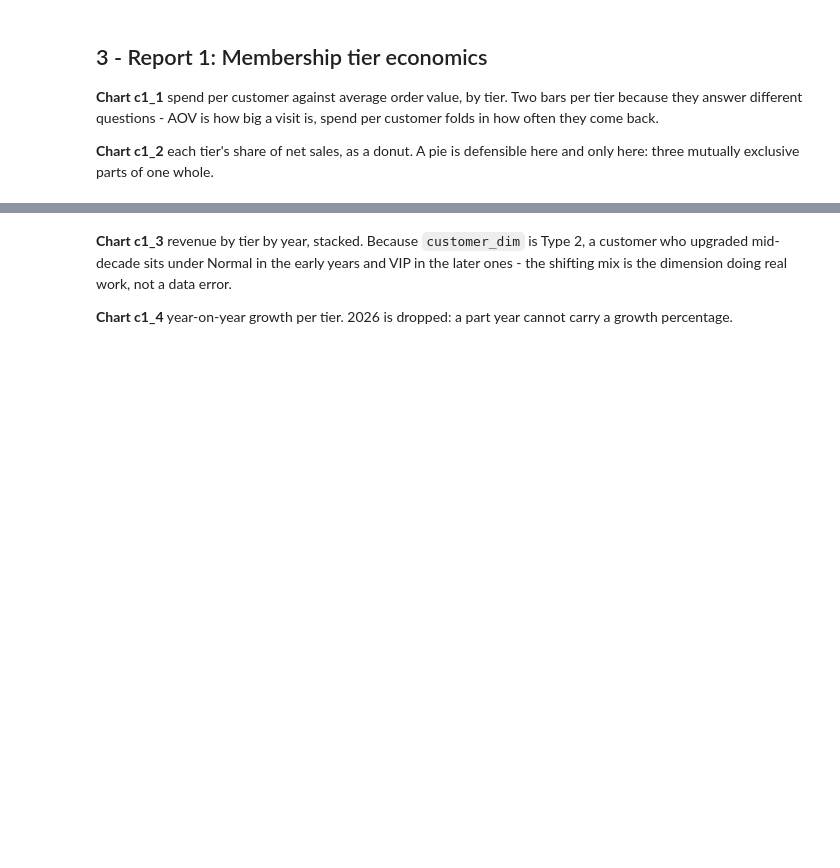
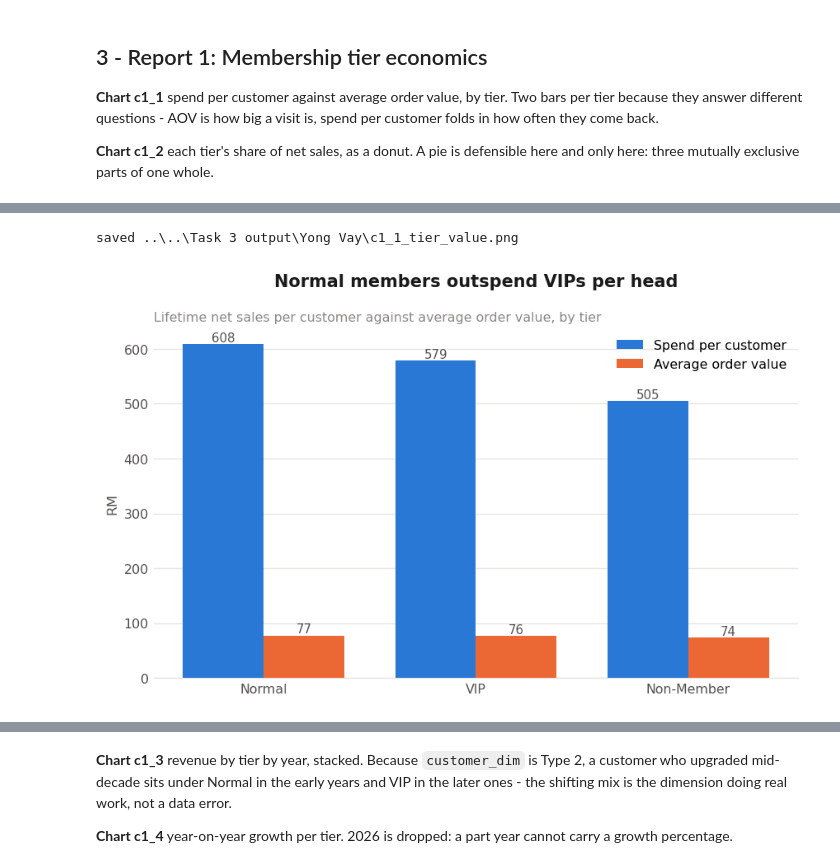
Before and after one commit to yongvay/data-warehouse-assignment, a Jupyter notebook: Task 3/Yong Vay/Task3_Analytics_Charts.ipynb, the cells around one changed output, grey strips where cells are left out. Cells and saved outputs as stored; diff of their text form; code cells hidden in the pictures; blank space fills up the shorter version.

Commit message:
YV done Task 3

```diff
--- a/Task 3/Yong Vay/Task3_Analytics_Charts.ipynb
+++ b/Task 3/Yong Vay/Task3_Analytics_Charts.ipynb
@@ -209,31 +238,34 @@ tier
 # %%
 # %% ============  CELL 4 - CHART c1_1: SPEND PER CUSTOMER vs AOV  ============
 d = tier.sort_values("SPEND_PER_CUST", ascending=False)
 x = np.arange(len(d))
 w = 0.38
 
 fig, ax = plt.subplots(figsize=(8.4, 4.6))
 ax.bar(x - w/2, d["SPEND_PER_CUST"], w, label="Spend per customer",
        color=C1, zorder=3)
 ax.bar(x + w/2, d["AVG_ORDER_VALUE"], w, label="Average order value",
        color=C2, zorder=3)
 
 for xi, (sp, ao) in enumerate(zip(d["SPEND_PER_CUST"], d["AVG_ORDER_VALUE"])):
     ax.text(xi - w/2, sp, f"{sp:,.0f}", ha="center", va="bottom",
             fontsize=9, color=INK_SOFT)
     ax.text(xi + w/2, ao, f"{ao:,.0f}", ha="center", va="bottom",
             fontsize=9, color=INK_SOFT)
 
 ax.set_xticks(x)
 ax.set_xticklabels(d["MEMBERSHIP_TYPE"])
 ax.yaxis.set_major_formatter(rm)
 ax.set_ylabel("RM")
-ax.set_title("A VIP is worth more per visit and comes back more often")
+ax.set_title("Normal members outspend VIPs per head")
 subtitle(ax, "Lifetime net sales per customer against average order value, by tier")
 ax.legend(loc="upper right")
 clean(ax)
 save(fig, "c1_1_tier_value")
 plt.show()
+# %% [output]
+saved ..\..\Task 3 output\Yong Vay\c1_1_tier_value.png
+[figure, added]
 # %%
 # %% ================  CELL 5 - CHART c1_2: SHARE OF NET SALES  ===============
 d = tier.sort_values("NET_SALES", ascending=False)
```
Also changed, not shown: parts of 23 cells of this notebook, 19 other files.
